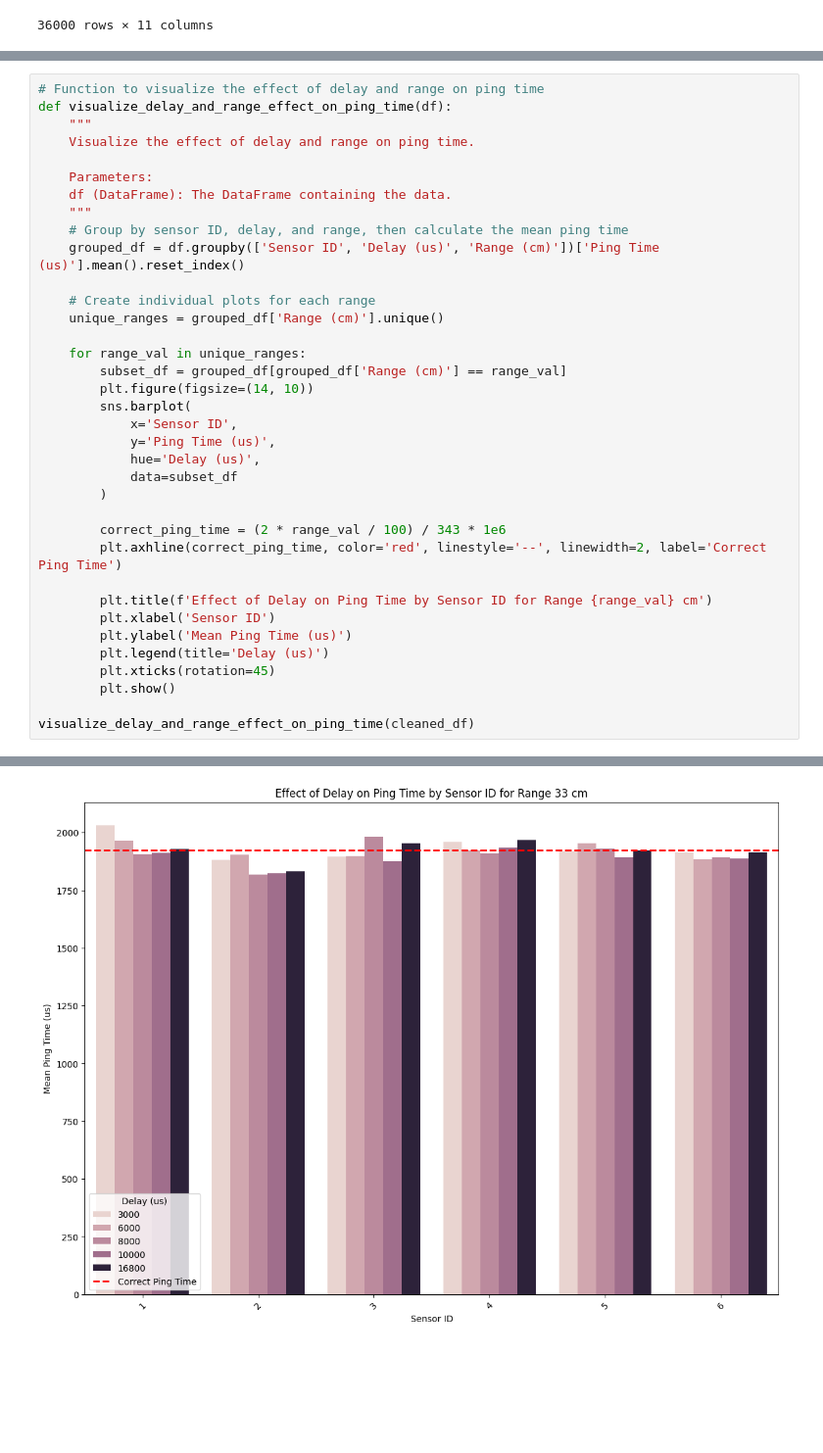
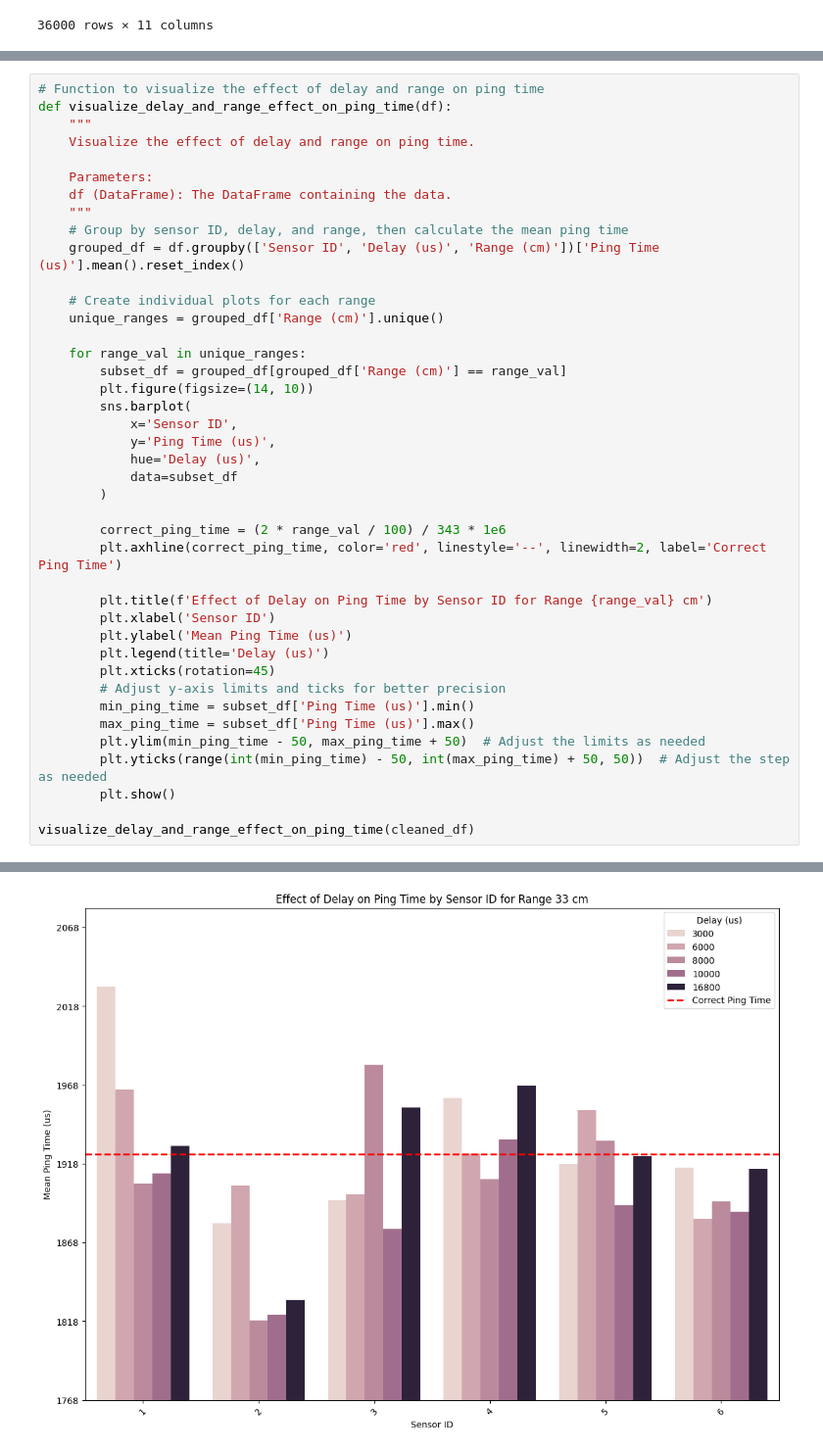
Before and after one commit to JihoonChung/ML_Sensor_Characterization, a Jupyter notebook: EDA/Ultrasonic Exploratory Data Analysis.ipynb, the cells around one changed output, grey strips where cells are left out. Shown at 98% size. Saved outputs shown, nothing was run; the diff lists cells and outputs as text; blank space fills up the shorter version.

```diff
--- a/EDA/Ultrasonic Exploratory Data Analysis.ipynb
+++ b/EDA/Ultrasonic Exploratory Data Analysis.ipynb
@@ -173,6 +197,11 @@ def visualize_delay_and_range_effect_on_ping_time(df):
         plt.ylabel('Mean Ping Time (us)')
         plt.legend(title='Delay (us)')
         plt.xticks(rotation=45)
+        # Adjust y-axis limits and ticks for better precision
+        min_ping_time = subset_df['Ping Time (us)'].min()
+        max_ping_time = subset_df['Ping Time (us)'].max()
+        plt.ylim(min_ping_time - 50, max_ping_time + 50)  # Adjust the limits as needed
+        plt.yticks(range(int(min_ping_time) - 50, int(max_ping_time) + 50, 50))  # Adjust the step as needed
         plt.show()
 
 visualize_delay_and_range_effect_on_ping_time(cleaned_df)
@@ -187 +216 @@ visualize_delay_and_range_effect_on_ping_time(cleaned_df)
-[figure, old version]
+[figure, new version]
```
Also changed, not shown: parts of 26 cells of this notebook, 3 other files.
